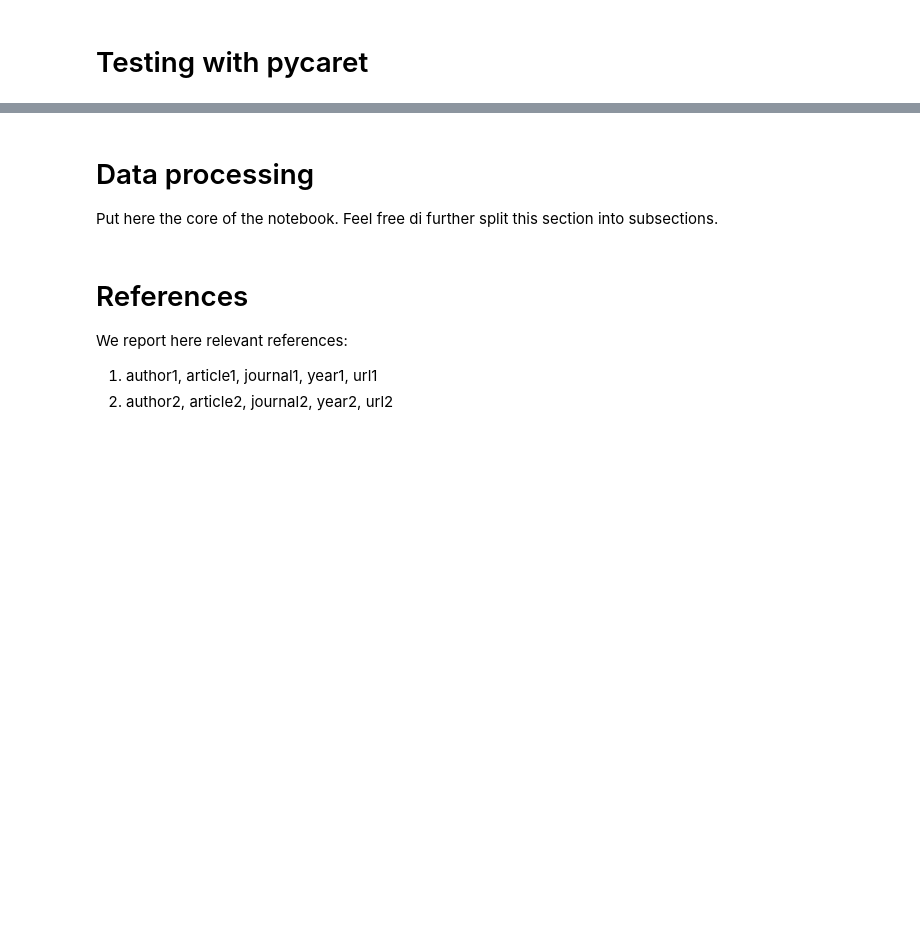
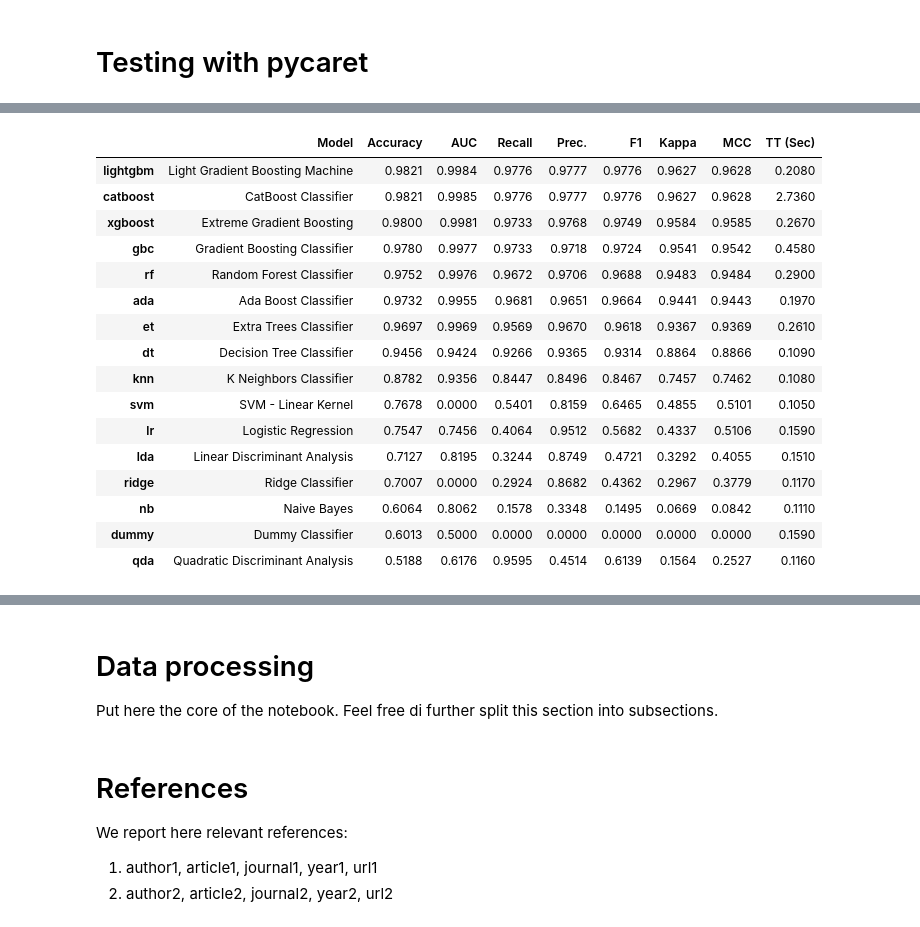
Before and after one commit to henriquetsu/ethereum_laundering, a Jupyter notebook: notebooks/01-business_and_data_understanding_v1-suto.ipynb, the cells around one changed output, grey strips where cells are left out. Drawn from its saved outputs; the diff is of its cells as text; code cells hidden in the pictures; blank space fills up the shorter version.

```diff
--- a/notebooks/01-business_and_data_understanding_v1-suto.ipynb
+++ b/notebooks/01-business_and_data_understanding_v1-suto.ipynb
@@ -153,2 +193,3 @@ s = setup(df_raw, target='FLAG', session_id=RANDOM_STATE)
 # %%
-best = compare_models()
+best = exp.compare_models()
+# %% [output]
@@ -154,0 +197,17 @@ best = compare_models()
+|  | Model | Accuracy | AUC | Recall | Prec. | F1 | Kappa | MCC | TT (Sec) |
+| lightgbm | Light Gradient Boosting Machine | 0.9821 | 0.9984 | 0.9776 | 0.9777 | 0.9776 | 0.9627 | 0.9628 | 0.2080 |
+| catboost | CatBoost Classifier | 0.9821 | 0.9985 | 0.9776 | 0.9777 | 0.9776 | 0.9627 | 0.9628 | 2.7360 |
+| xgboost | Extreme Gradient Boosting | 0.9800 | 0.9981 | 0.9733 | 0.9768 | 0.9749 | 0.9584 | 0.9585 | 0.2670 |
+| gbc | Gradient Boosting Classifier | 0.9780 | 0.9977 | 0.9733 | 0.9718 | 0.9724 | 0.9541 | 0.9542 | 0.4580 |
+| rf | Random Forest Classifier | 0.9752 | 0.9976 | 0.9672 | 0.9706 | 0.9688 | 0.9483 | 0.9484 | 0.2900 |
+| ada | Ada Boost Classifier | 0.9732 | 0.9955 | 0.9681 | 0.9651 | 0.9664 | 0.9441 | 0.9443 | 0.1970 |
+| et | Extra Trees Classifier | 0.9697 | 0.9969 | 0.9569 | 0.9670 | 0.9618 | 0.9367 | 0.9369 | 0.2610 |
+| dt | Decision Tree Classifier | 0.9456 | 0.9424 | 0.9266 | 0.9365 | 0.9314 | 0.8864 | 0.8866 | 0.1090 |
+| knn | K Neighbors Classifier | 0.8782 | 0.9356 | 0.8447 | 0.8496 | 0.8467 | 0.7457 | 0.7462 | 0.1080 |
+| svm | SVM - Linear Kernel | 0.7678 | 0.0000 | 0.5401 | 0.8159 | 0.6465 | 0.4855 | 0.5101 | 0.1050 |
+| lr | Logistic Regression | 0.7547 | 0.7456 | 0.4064 | 0.9512 | 0.5682 | 0.4337 | 0.5106 | 0.1590 |
+| lda | Linear Discriminant Analysis | 0.7127 | 0.8195 | 0.3244 | 0.8749 | 0.4721 | 0.3292 | 0.4055 | 0.1510 |
+| ridge | Ridge Classifier | 0.7007 | 0.0000 | 0.2924 | 0.8682 | 0.4362 | 0.2967 | 0.3779 | 0.1170 |
+| nb | Naive Bayes | 0.6064 | 0.8062 | 0.1578 | 0.3348 | 0.1495 | 0.0669 | 0.0842 | 0.1110 |
+| dummy | Dummy Classifier | 0.6013 | 0.5000 | 0.0000 | 0.0000 | 0.0000 | 0.0000 | 0.0000 | 0.1590 |
+| qda | Quadratic Discriminant Analysis | 0.5188 | 0.6176 | 0.9595 | 0.4514 | 0.6139 | 0.1564 | 0.2527 | 0.1160 |
```
Also changed, not shown: parts of 17 cells of this notebook, 4 other files.
